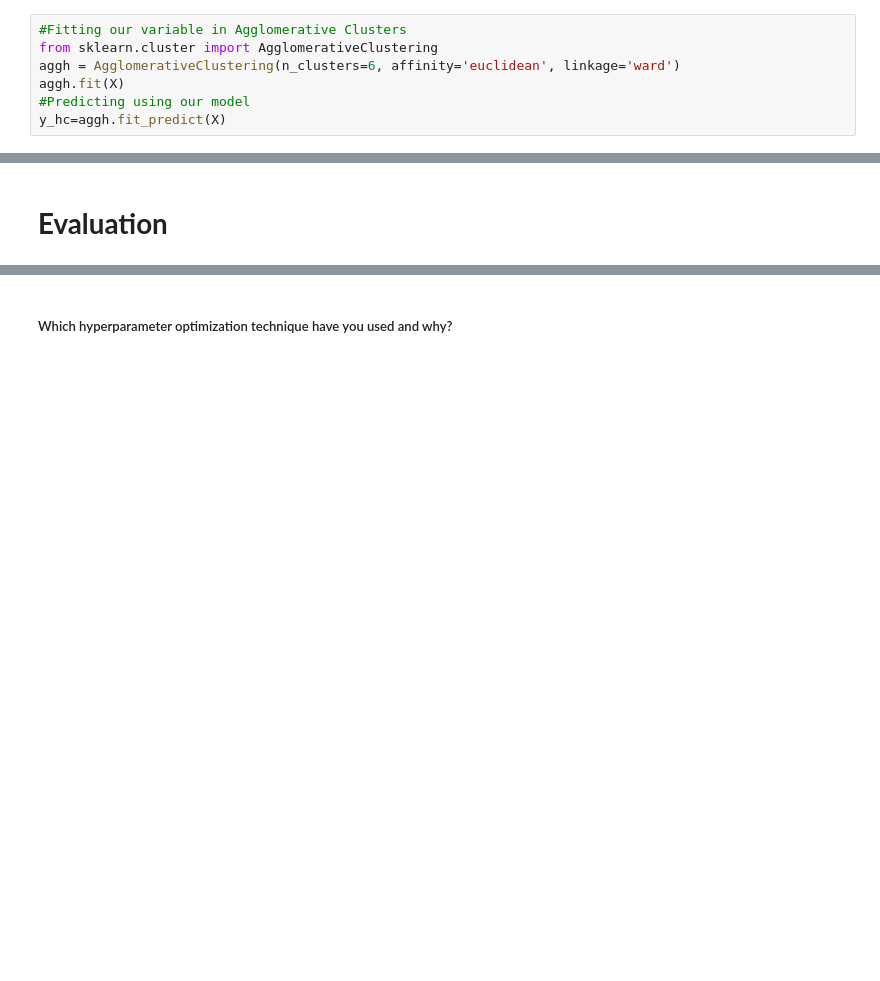
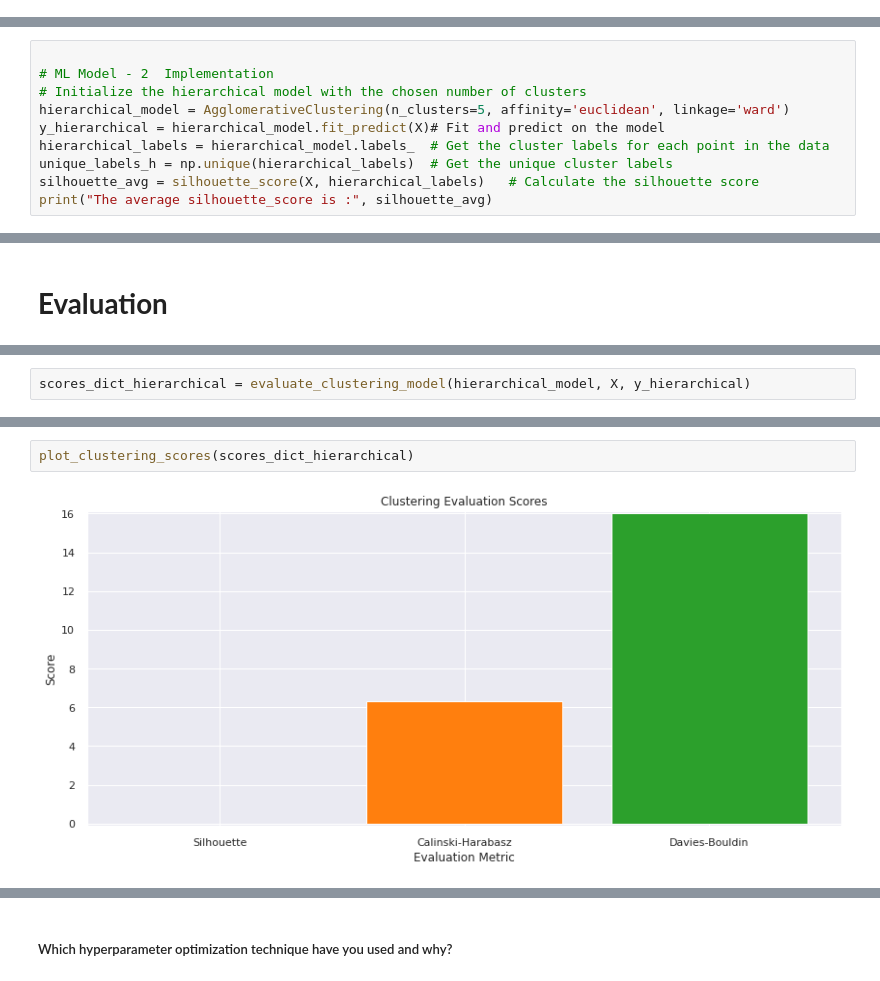
Before and after one commit to Rahul-2045/NETFLIX-_MOVIES_AND_TV_SHOWS_CLUSTRING, a Jupyter notebook: Copy_of_NETFLIX_MOVIES_AND_TV_SHOWS_CLUSTERING.ipynb, the cells around one changed output, grey strips where cells are left out. Drawn from its saved outputs; the diff is of its cells as text; blank space fills up the shorter version.

```diff
--- a/Copy_of_NETFLIX_MOVIES_AND_TV_SHOWS_CLUSTERING.ipynb
+++ b/Copy_of_NETFLIX_MOVIES_AND_TV_SHOWS_CLUSTERING.ipynb
@@ -1638,7 +1686,0 @@ Answer Here.
-# %%
-#Fitting our variable in Agglomerative Clusters
-from sklearn.cluster import AgglomerativeClustering
-aggh = AgglomerativeClustering(n_clusters=6, affinity='euclidean', linkage='ward')
-aggh.fit(X)
-#Predicting using our model
-y_hc=aggh.fit_predict(X)
@@ -1649,0 +1687,10 @@ df_hierarchical.head()
+# %%
+
+# ML Model - 2  Implementation
+# Initialize the hierarchical model with the chosen number of clusters
+hierarchical_model = AgglomerativeClustering(n_clusters=5, affinity='euclidean', linkage='ward')
+y_hierarchical = hierarchical_model.fit_predict(X)# Fit and predict on the model
+hierarchical_labels = hierarchical_model.labels_  # Get the cluster labels for each point in the data
+unique_labels_h = np.unique(hierarchical_labels)  # Get the unique cluster labels
+silhouette_avg = silhouette_score(X, hierarchical_labels)   # Calculate the silhouette score
+print("The average silhouette_score is :", silhouette_avg)
@@ -1669,0 +1705,2 @@ davies_bouldin_score(X, y_hc)
+# %%
+scores_dict_hierarchical = evaluate_clustering_model(hierarchical_model, X, y_hierarchical)
@@ -1669,0 +1721,4 @@ davies_bouldin_score(X, y_hc)
+# %%
+plot_clustering_scores(scores_dict_hierarchical)
+# %% [output]
+[figure, added]
```
Also changed, not shown: parts of 30 cells of this notebook.
